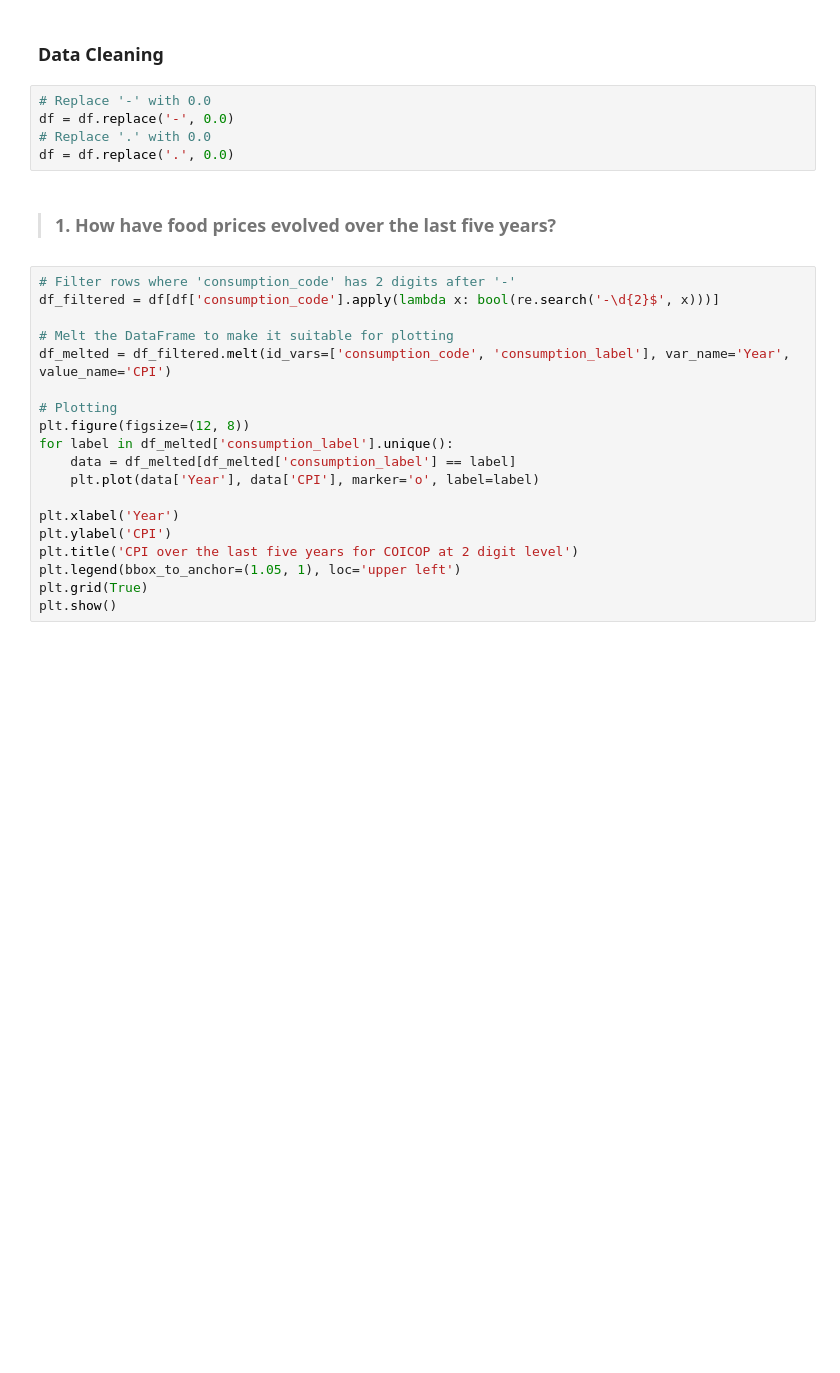
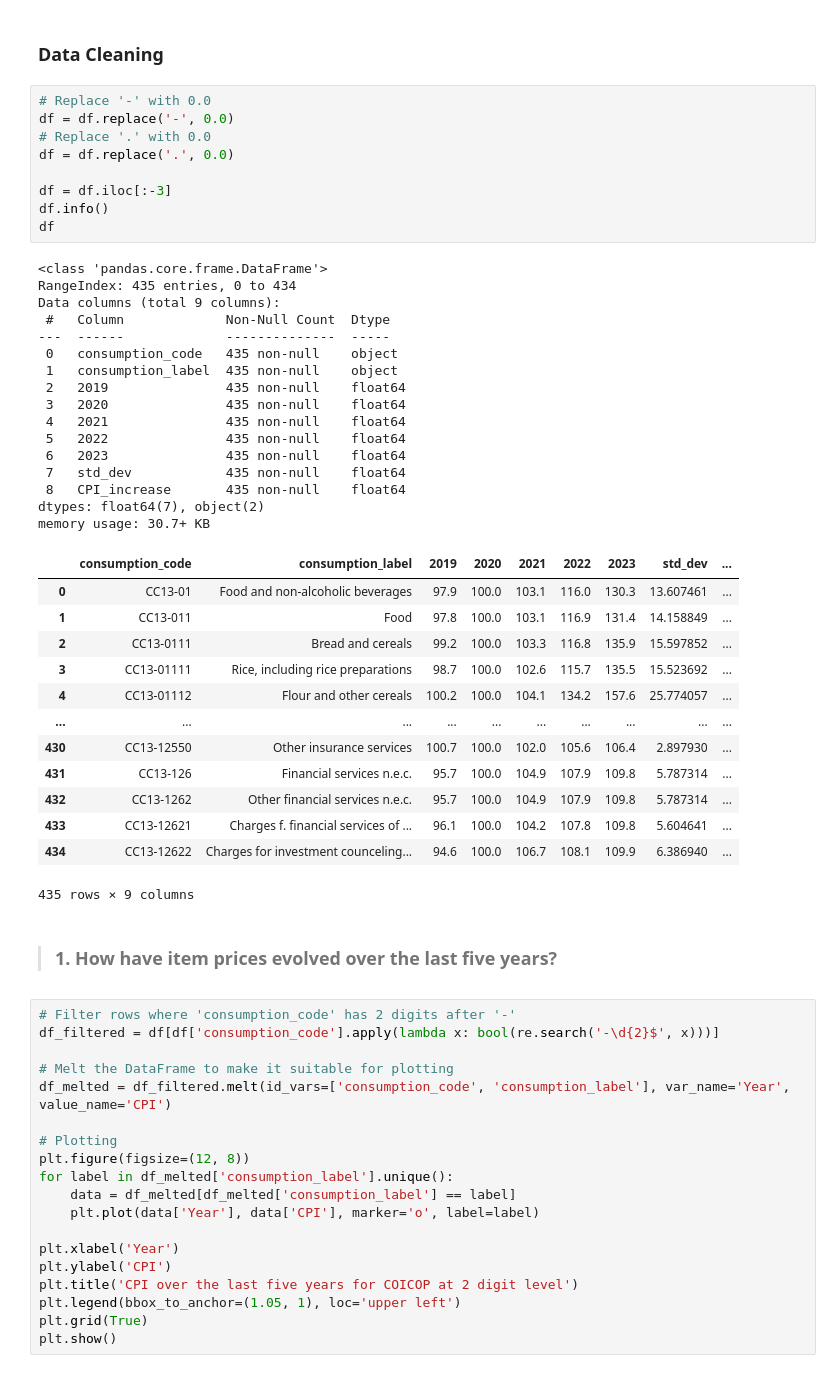
Before and after one commit to n1az/CPI-Analysis, a Jupyter notebook: src/EDA.ipynb, the cells around one changed output. Drawn from its saved outputs; the diff is of its cells as text; blank space fills up the shorter version.

```diff
--- a/src/EDA.ipynb
+++ b/src/EDA.ipynb
@@ -67,10 +67,44 @@ memory usage: 24.4+ KB
 # %%
 # Replace '-' with 0.0
 df = df.replace('-', 0.0)
 # Replace '.' with 0.0
 df = df.replace('.', 0.0)
+
+df = df.iloc[:-3]
+df.info()
+df
+# %% [output]
+<class 'pandas.core.frame.DataFrame'>
+RangeIndex: 435 entries, 0 to 434
+Data columns (total 9 columns):
+ #   Column             Non-Null Count  Dtype
+---  ------             --------------  -----
+ 0   consumption_code   435 non-null    object
+ 1   consumption_label  435 non-null    object
+ 2   2019               435 non-null    float64
+ 3   2020               435 non-null    float64
+ 4   2021               435 non-null    float64
+ 5   2022               435 non-null    float64
+ 6   2023               435 non-null    float64
+ 7   std_dev            435 non-null    float64
+ 8   CPI_increase       435 non-null    float64
+dtypes: float64(7), object(2)
+memory usage: 30.7+ KB
+|  | consumption_code | consumption_label | 2019 | 2020 | 2021 | 2022 | 2023 | std_dev | ... |
+| 0 | CC13-01 | Food and non-alcoholic beverages | 97.9 | 100.0 | 103.1 | 116.0 | 130.3 | 13.607461 | ... |
+| 1 | CC13-011 | Food | 97.8 | 100.0 | 103.1 | 116.9 | 131.4 | 14.158849 | ... |
+| 2 | CC13-0111 | Bread and cereals | 99.2 | 100.0 | 103.3 | 116.8 | 135.9 | 15.597852 | ... |
+| 3 | CC13-01111 | Rice, including rice preparations | 98.7 | 100.0 | 102.6 | 115.7 | 135.5 | 15.523692 | ... |
+| 4 | CC13-01112 | Flour and other cereals | 100.2 | 100.0 | 104.1 | 134.2 | 157.6 | 25.774057 | ... |
+| ... | ... | ... | ... | ... | ... | ... | ... | ... | ... |
+| 430 | CC13-12550 | Other insurance services | 100.7 | 100.0 | 102.0 | 105.6 | 106.4 | 2.897930 | ... |
+| 431 | CC13-126 | Financial services n.e.c. | 95.7 | 100.0 | 104.9 | 107.9 | 109.8 | 5.787314 | ... |
+| 432 | CC13-1262 | Other financial services n.e.c. | 95.7 | 100.0 | 104.9 | 107.9 | 109.8 | 5.787314 | ... |
+| 433 | CC13-12621 | Charges f. financial services of ... | 96.1 | 100.0 | 104.2 | 107.8 | 109.8 | 5.604641 | ... |
+| 434 | CC13-12622 | Charges for investment counceling... | 94.6 | 100.0 | 106.7 | 108.1 | 109.9 | 6.386940 | ... |
+435 rows × 9 columns
 # %% [markdown]
-> ### 1. How have food prices evolved over the last five years?
+> ### 1. How have item prices evolved over the last five years?
 # %%
 # Filter rows where 'consumption_code' has 2 digits after '-'
 df_filtered = df[df['consumption_code'].apply(lambda x: bool(re.search('-\d{2}$', x)))]
```
Also changed, not shown: parts of 18 cells of this notebook, 1 other file.
